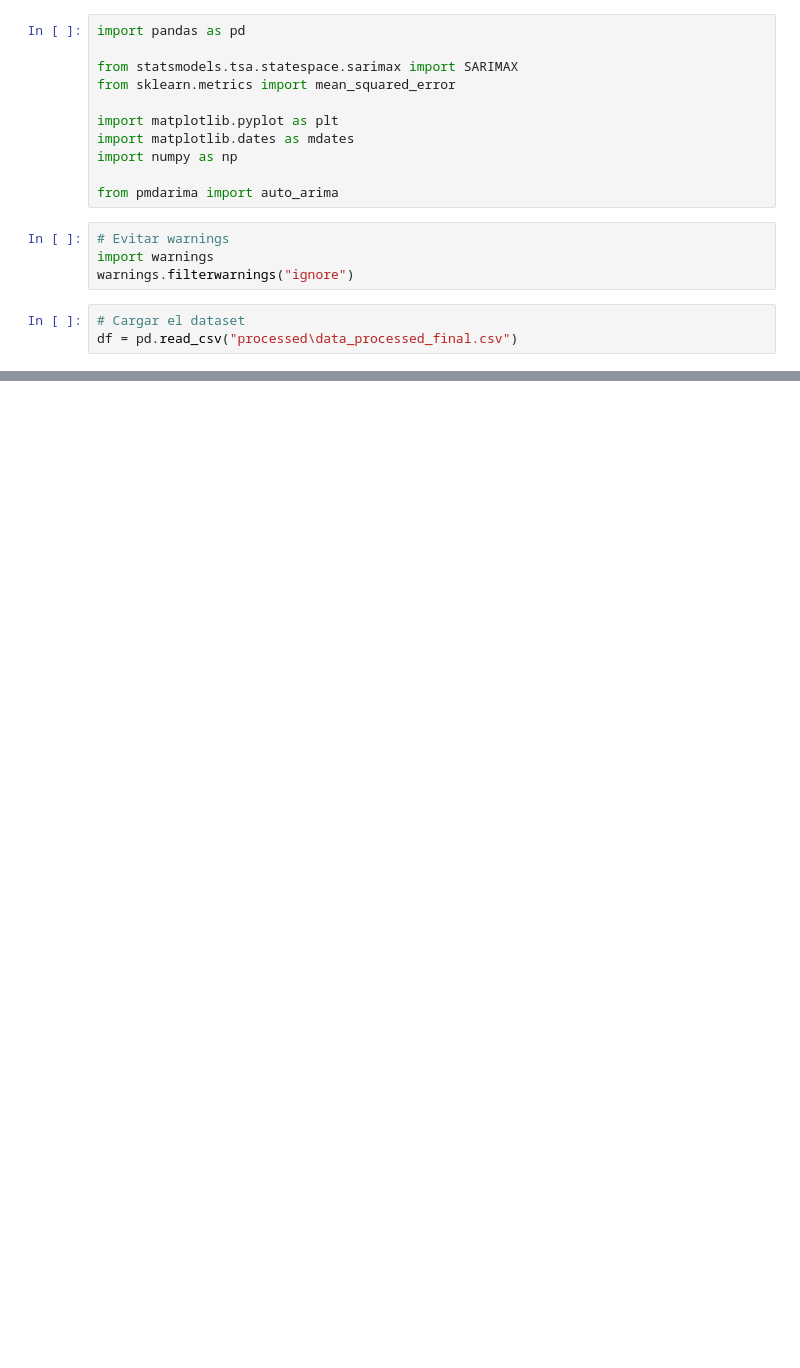
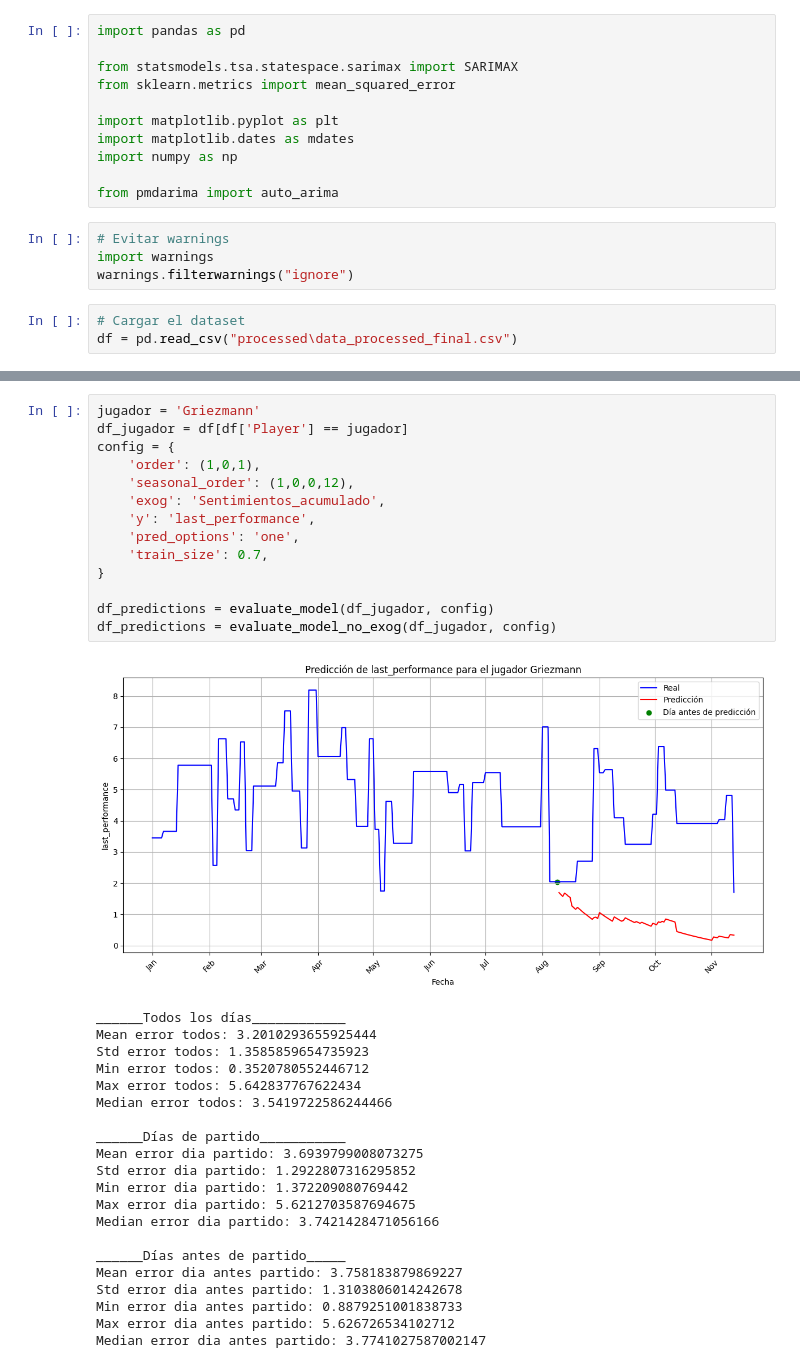
Before and after one commit to Santiagodiz/PlayerPulse, a Jupyter notebook: data/data_mining.ipynb, the cells around one changed output, grey strips where cells are left out. Cells and saved outputs as stored; diff of their text form; blank space fills up the shorter version.

```diff
--- a/data/data_mining.ipynb
+++ b/data/data_mining.ipynb
@@ -299,0 +459,36 @@ Performance minimas: 1.7050413844996235
+# %%
+jugador = 'Griezmann'
+df_jugador = df[df['Player'] == jugador]
+config = {
+    'order': (1,0,1),
+    'seasonal_order': (1,0,0,12),
+    'exog': 'Sentimientos_acumulado',
+    'y': 'last_performance',
+    'pred_options': 'one',
+    'train_size': 0.7,
+}
+
+df_predictions = evaluate_model(df_jugador, config)
+df_predictions = evaluate_model_no_exog(df_jugador, config)
+# %% [output]
+[figure, added]
+______Todos los días____________
+Mean error todos: 3.2010293655925444
+Std error todos: 1.3585859654735923
+Min error todos: 0.3520780552446712
+Max error todos: 5.642837767622434
+Median error todos: 3.5419722586244466
+
+______Días de partido___________
+Mean error dia partido: 3.6939799008073275
+Std error dia partido: 1.2922807316295852
+Min error dia partido: 1.372209080769442
+Max error dia partido: 5.6212703587694675
+Median error dia partido: 3.7421428471056166
+
+______Días antes de partido_____
+Mean error dia antes partido: 3.758183879869227
+Std error dia antes partido: 1.3103806014242678
+Min error dia antes partido: 0.8879251001838733
+Max error dia antes partido: 5.626726534102712
+Median error dia antes partido: 3.7741027587002147
```
Also changed, not shown: parts of 10 cells of this notebook.
